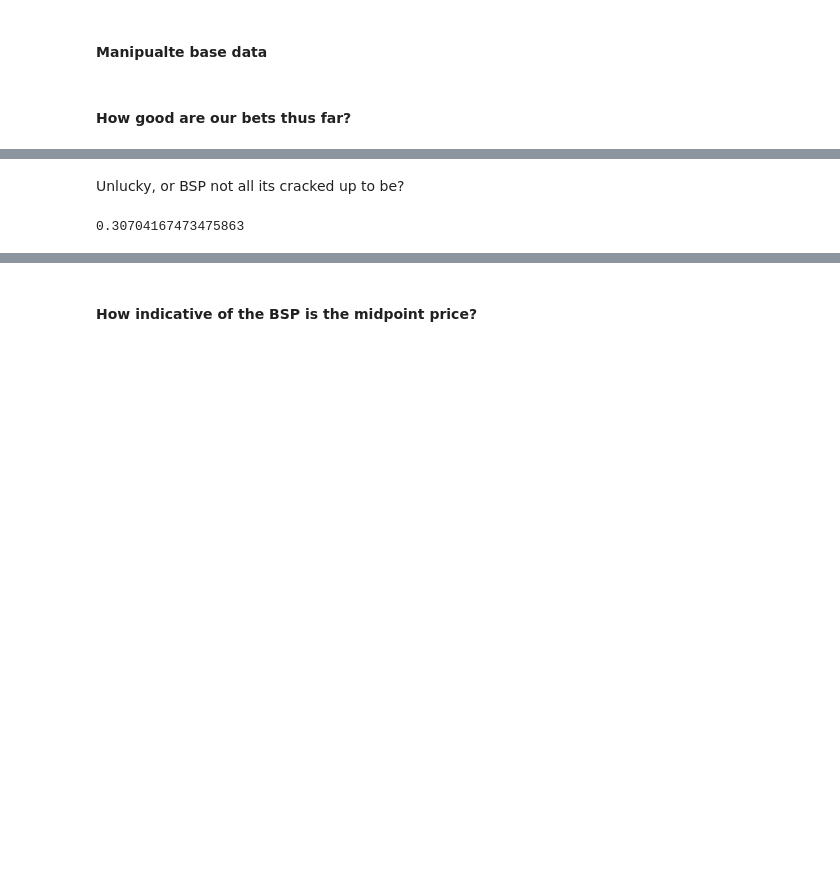
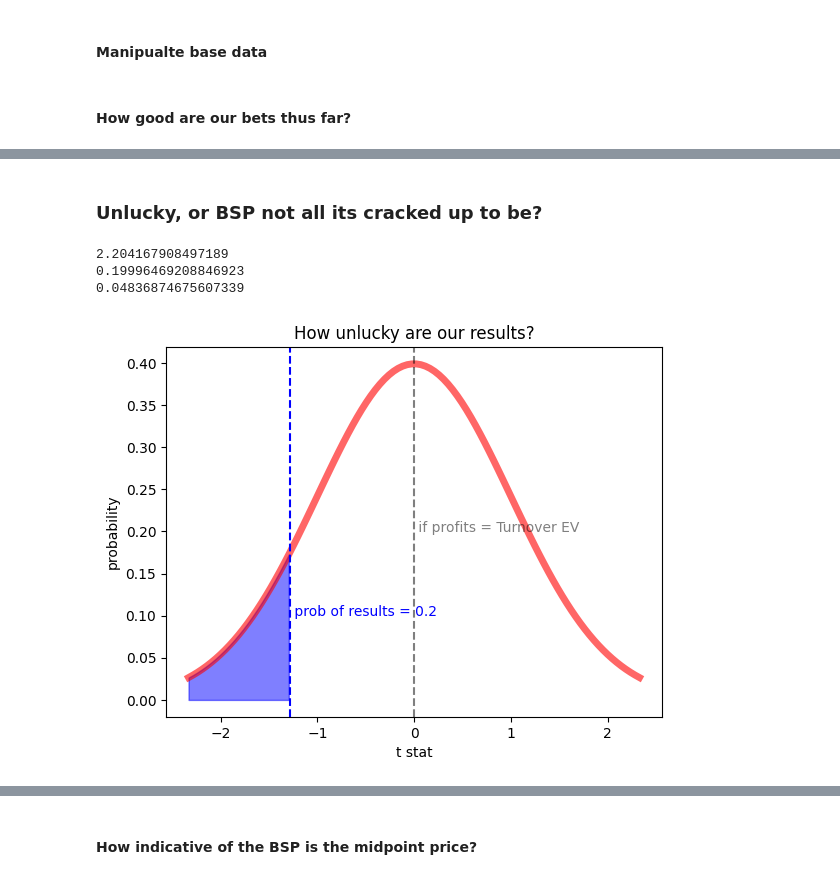
Before and after one commit to CNPCNPCNP/Horseracing-Arbitrage, a Jupyter notebook: log_data_analysis.ipynb, the cells around one changed output, grey strips where cells are left out. Saved outputs shown, nothing was run; the diff lists cells and outputs as text; code cells hidden in the pictures; blank space fills up the shorter version.

Commit message:
how unlucky are we?

```diff
--- a/log_data_analysis.ipynb
+++ b/log_data_analysis.ipynb
@@ -128,15 +180,35 @@ aus_horse_returns
 # %% [markdown]
-Unlucky, or BSP not all its cracked up to be?
+### Unlucky, or BSP not all its cracked up to be?
-# %%
-mean = all_bets['profit/loss'].mean()
-signma = all_bets['profit/loss'].std()
-n = len(all_bets)
-dof = n -1
-mu = (all_bets['Turnover'].mean() / 100) - 1
-#t test:
-t = (mean - mu) / (signma / np.sqrt(n))
-t_test.cdf(t, dof)
-p_value = 2*(1 - t_test.cdf(abs(t), dof))
-p_value
-# %% [output]
-0.30704167473475863
+# %%
+mean = all_bets['profit/loss'].mean()
+sigma = all_bets['profit/loss'].std()
+print(sigma)
+n = len(all_bets)
+dof = n -1
+mu = (all_bets['Turnover'].mean() / 100) - 1
+#t test:
+t = (mean - mu) / (sigma / np.sqrt(n))
+t_test.cdf(t, dof)
+p_value = 2*(1 - t_test.cdf(abs(t), dof))
+print(p_value)
+print(mu)
+# now we plot out a t distribution centering on the mean of our sample:
+x = np.linspace(t_test.ppf(0.01, dof), t_test.ppf(0.99, dof), 100)
+plt.plot(x, t_test.pdf(x, dof), 'r-', lw=5, alpha=0.6, label='t pdf')
+#lets add a vertical line at p_value:
+plt.axvline(x=t, color='b', linestyle='--', label='t value')
+plt.axvline(x=0, color='black', linestyle='--', alpha=0.5)
+#let's label the vertical line:
+plt.text(t, 0.1, f' prob of results = {round(p_value, 3)}', color = 'b')
+plt.text(0, 0.2, f' if profits = Turnover EV', alpha = 0.5)
+# let's colour the area under the curve to the left of the t value:
+plt.fill_between(x, t_test.pdf(x, dof), where=x<t, color='b', alpha=0.5)
+plt.title('How unlucky are our results?')
+plt.xlabel('t stat')
+plt.ylabel('probability')
+plt.show()
+# %% [output]
+2.204167908497189
+0.19996469208846923
+0.04836874675607339
+[figure, added]
```
Also changed, not shown: parts of 12 cells of this notebook.
